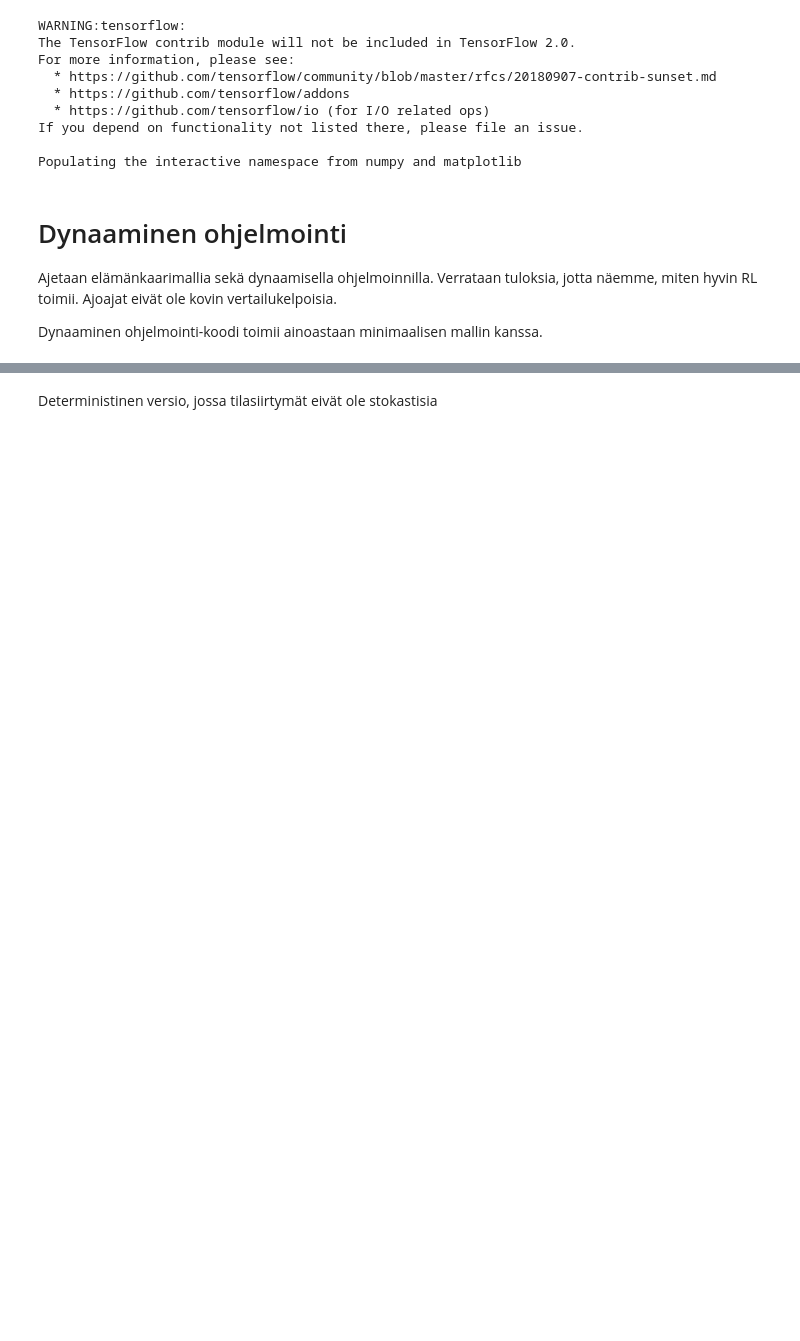
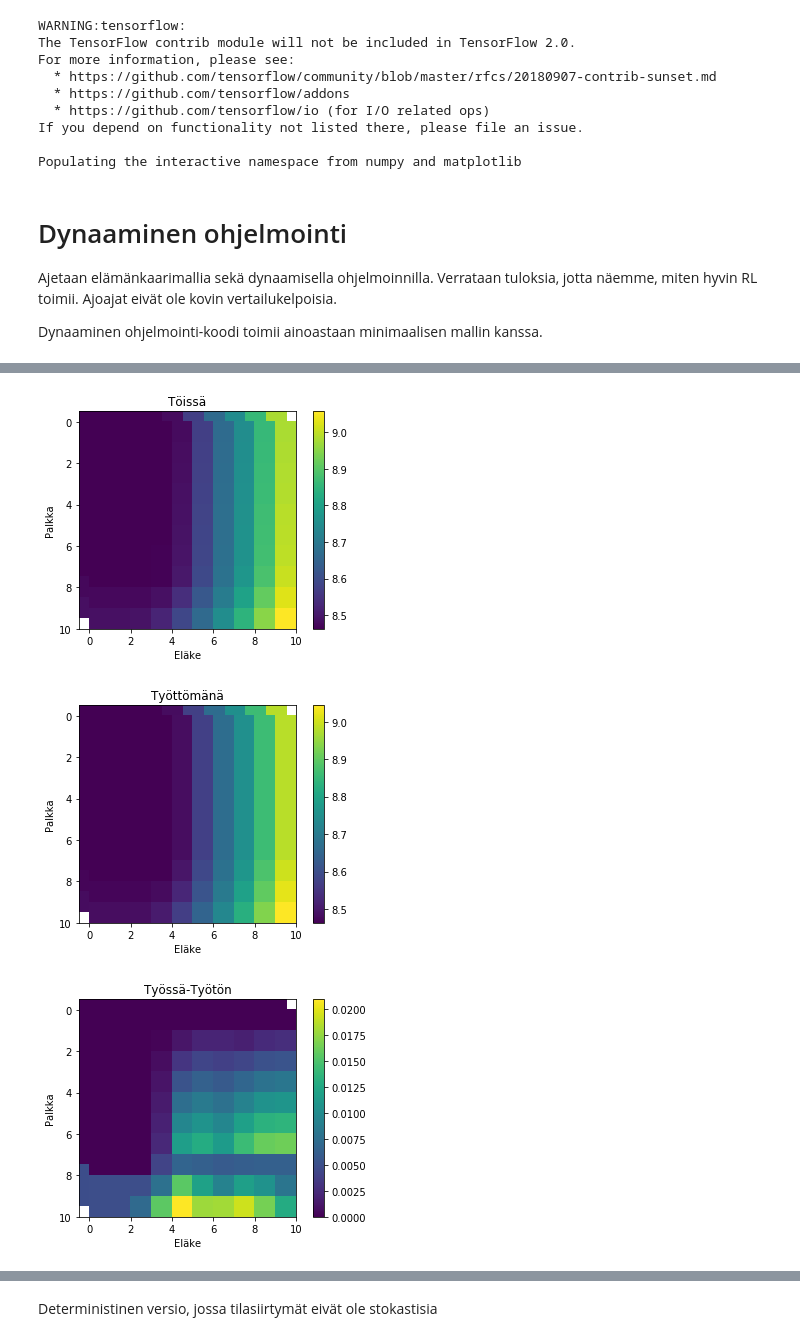
Before and after one commit to ajtanskanen/lifecycle-old-rl, a Jupyter notebook: comparing_w_dynamic_programming.ipynb, the cells around one changed output, grey strips where cells are left out. Drawn from its saved outputs; the diff is of its cells as text; code cells hidden in the pictures; blank space fills up the shorter version.

```diff
--- a/comparing_w_dynamic_programming.ipynb
+++ b/comparing_w_dynamic_programming.ipynb
@@ -57,2 +58,8 @@ HBox(children=(IntProgress(value=0, description='Score', max=52, style=ProgressS
+# %%
+cc3.plot_V(45)
+# %% [output]
+[figure, added]
+[figure, added]
+[figure, added]
 # %%
 cc3=DynProgLifecycle(env='unemployment-v0',minimal=True,timestep=1.0)
```
Also changed, not shown: parts of 10 cells of this notebook, 4 other files.
